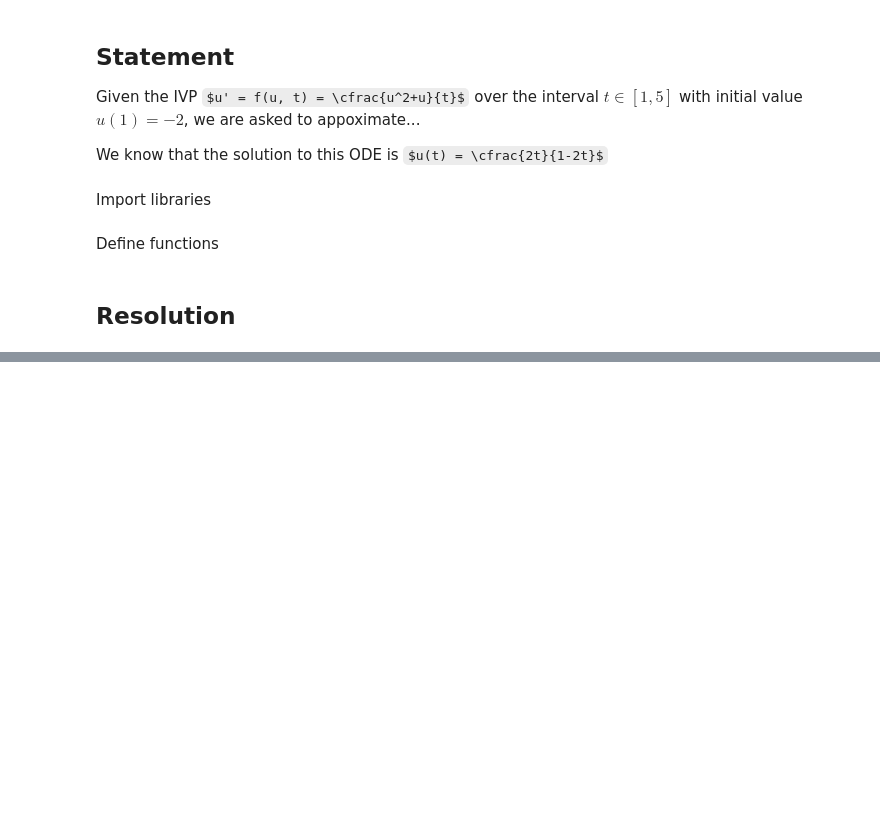
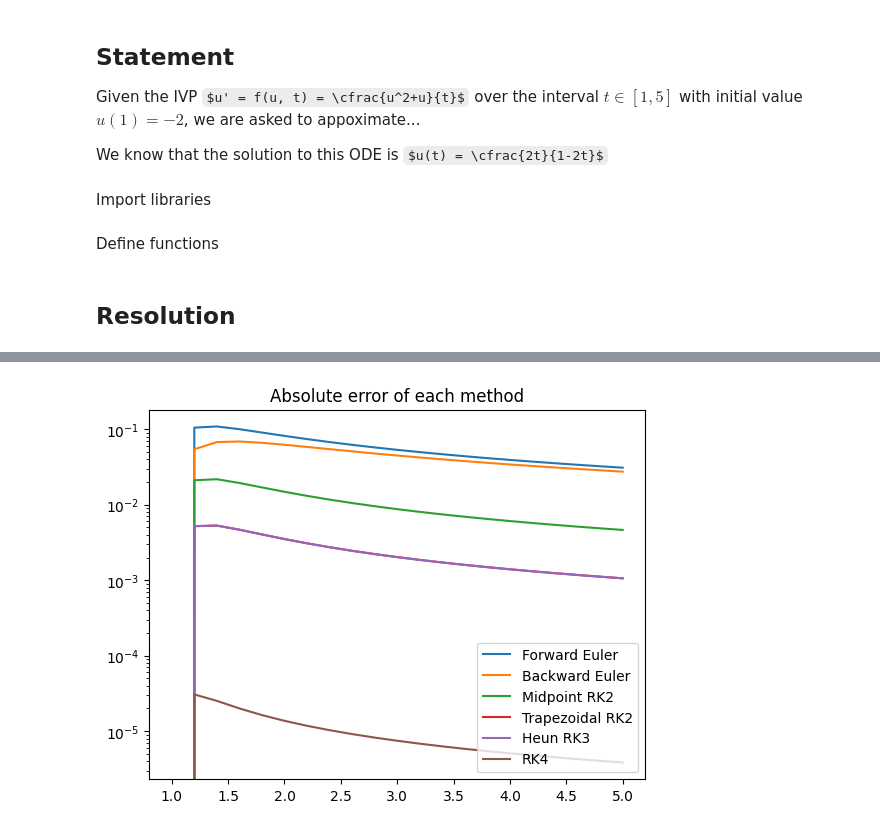
Before and after one commit to Fnixya/Go_Practice, a Jupyter notebook: exercise/opt1.ipynb, the cells around one changed output, grey strips where cells are left out. Saved outputs shown, nothing was run; the diff lists cells and outputs as text; code cells hidden in the pictures; some formulas as TeX source; blank space fills up the shorter version.

```diff
--- a/exercise/opt1.ipynb
+++ b/exercise/opt1.ipynb
@@ -165,0 +156,14 @@ plt.show()
+# %%
+abs_error = lambda u, v: [abs(u[i]-v[i]) for i in range(len(u))]
+
+plt.semilogy(x_points, abs_error(y_points, y_feuler), label='Forward Euler')
+plt.semilogy(x_points, abs_error(y_points, y_beuler), label='Backward Euler')
+plt.semilogy(x_points, abs_error(y_points, y_midpoint), label='Midpoint RK2')
+plt.semilogy(x_points, abs_error(y_points, y_trapezoid), label='Trapezoidal RK2')
+plt.semilogy(x_points, abs_error(y_points, y_heun), label='Heun RK3')
+plt.semilogy(x_points, abs_error(y_points, y_rk4), label='RK4')
+plt.title("Absolute error of each method")
+plt.legend()
+plt.show()
+# %% [output]
+[figure, added]
```
Also changed, not shown: parts of 4 cells of this notebook.
